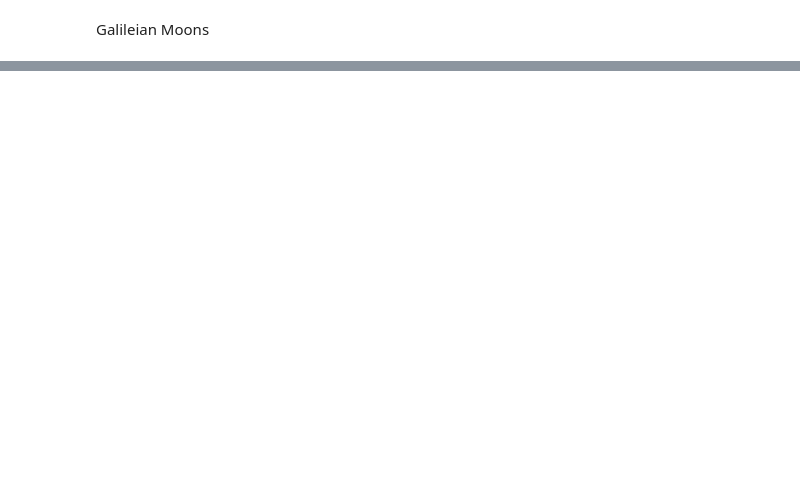
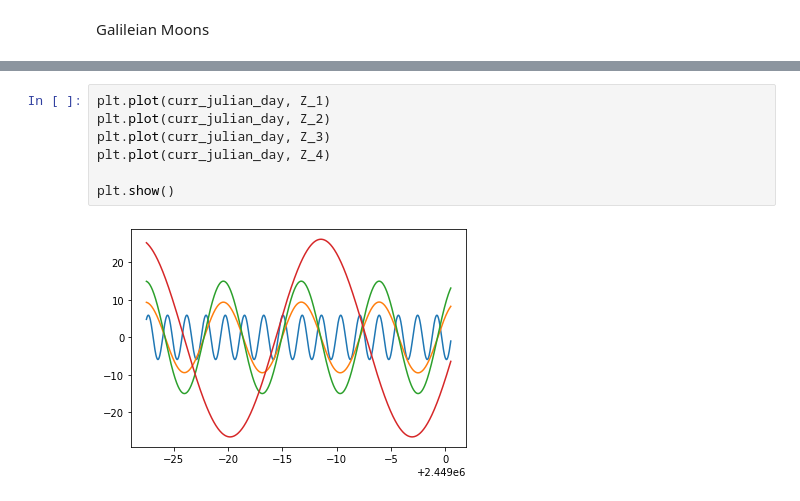
Before and after one commit to vittorioserra/jupiter_moons, a Jupyter notebook: jupiter_ephemeris_low_accuracy.ipynb, the cells around one changed output, grey strips where cells are left out. Drawn from its saved outputs; the diff is of its cells as text; blank space fills up the shorter version.

```diff
--- a/jupiter_ephemeris_low_accuracy.ipynb
+++ b/jupiter_ephemeris_low_accuracy.ipynb
@@ -265,0 +521,9 @@ Z_4 = -r_4*np.sin(np.deg2rad(u_4_corrected_deg))*np.sin(np.deg2rad(D_e_deg))
+# %%
+plt.plot(curr_julian_day, Z_1)
+plt.plot(curr_julian_day, Z_2)
+plt.plot(curr_julian_day, Z_3)
+plt.plot(curr_julian_day, Z_4)
+
+plt.show()
+# %% [output]
+[figure, added]
```
Also changed, not shown: parts of 25 cells of this notebook, 1 other file.
